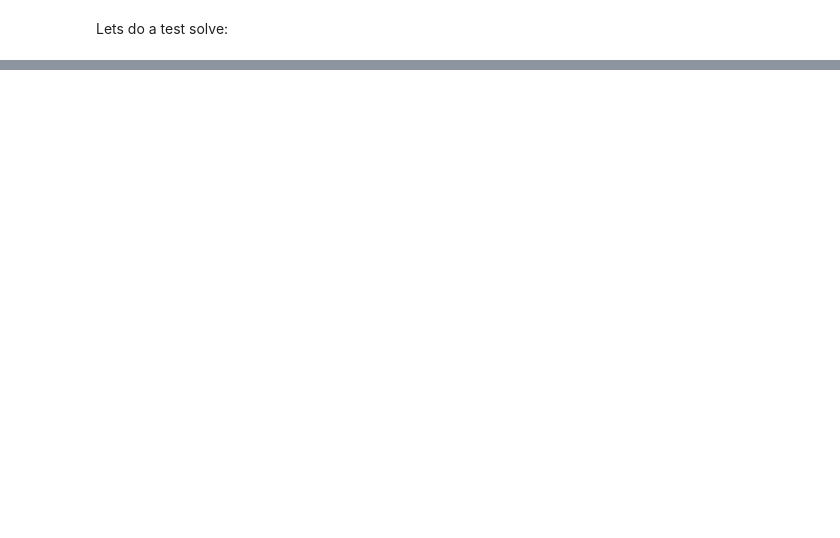
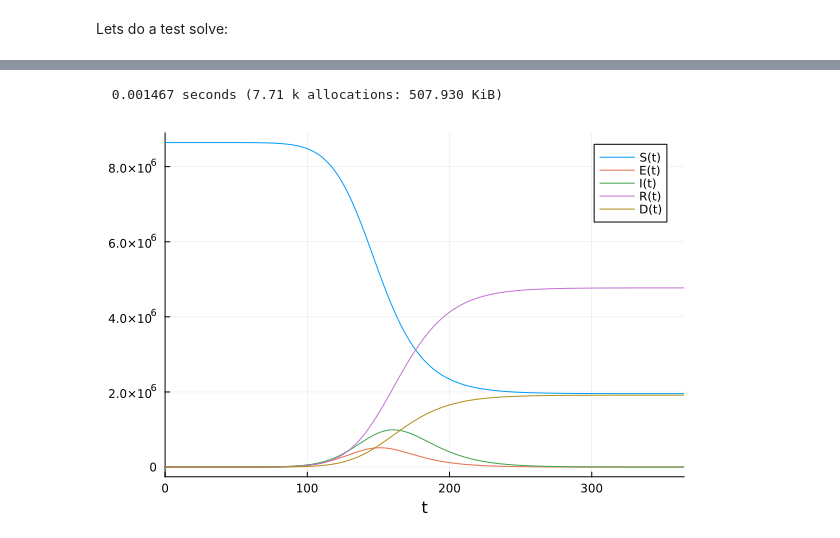
Before and after one commit to DARPA-ASKEM/TA3_Evaluation_Resources, a Jupyter notebook: scenario1.ipynb, the cells around one changed output, grey strips where cells are left out. Saved outputs shown, nothing was run; the diff lists cells and outputs as text; code cells hidden in the pictures; blank space fills up the shorter version.

Commit message:
update to use global_datafit

```diff
--- a/scenario1.ipynb
+++ b/scenario1.ipynb
@@ -314,0 +218,4 @@ plot(sol_compliance6)
+# %%
+pbounds = [k₁=>[0.0, 100.0], R₀=>[0.0, 100.0], α=>[0.0, 1.0]]
+data = [I => data_subset, D => deaths_subset]
+t = 7.0 .* (0:length(data_subset)-1)
@@ -314,0 +224,2 @@ plot(sol_compliance6)
+# %%
+global_fit = @time EasyModelAnalysis.global_datafit(seir_prob, pbounds, t, data)
@@ -314,0 +232,16 @@ plot(sol_compliance6)
+# %%
+proj_range = 0.0:365.0;
+seir_proj = @time ODEProblem(seir_model, u0, (0.0, 365.0), [t₀ => t0, N => N_virginia])
+
+proj_default = remake(seir_proj; p=global_fit, tspan = (0.0, 365.0))
+proj_compliance2 = remake(seir_proj; p=vcat(global_fit,[βc=>0.2, βs=>1.0]), tspan = (0.0, 365.0))
+proj_compliance6 = remake(seir_proj; p=vcat(global_fit,[βc=>0.6, βs=>1.0]), tspan = (0.0, 365.0))
+
+sol_default = solve(proj_default, AutoVern9(Rodas5P()), saveat = proj_range)
+sol_compliance2 = solve(proj_compliance2, Vern9(Rodas5P()), saveat = proj_range)
+sol_compliance6 = solve(proj_compliance6, AutoVern9(Rodas5P()), saveat = proj_range)
+
+plot(sol_default)
+# %% [output]
+  0.001467 seconds (7.71 k allocations: 507.930 KiB)
+[figure, added]
```
Also changed, not shown: parts of 26 cells of this notebook.
